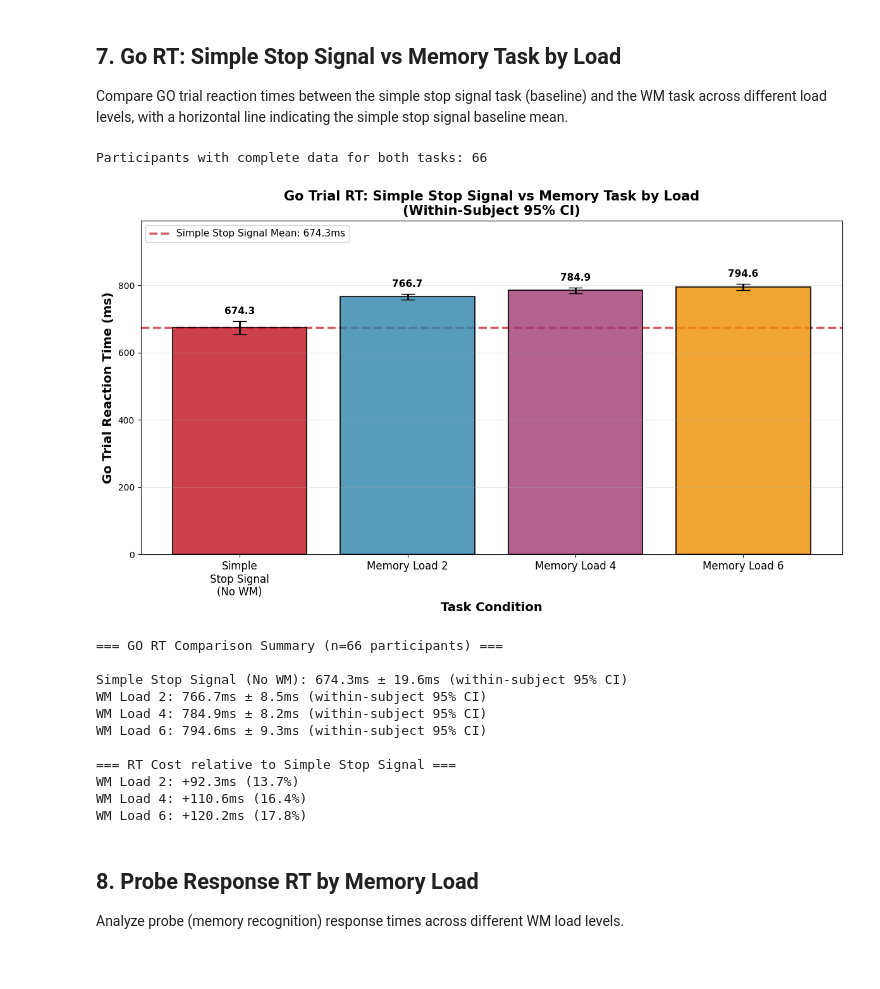
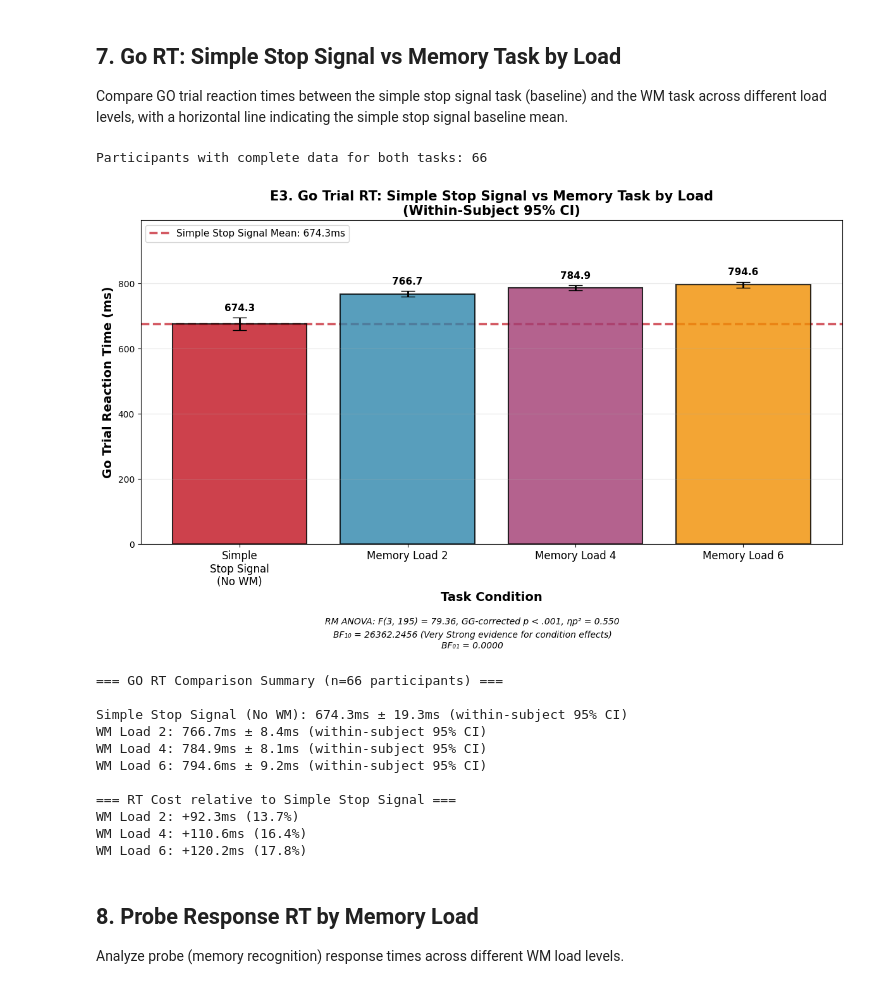
Before and after one commit to lynde-wolf/stop_signal_nested_memory_highload_analysis, a Jupyter notebook: notebooks/visualization_notebook.ipynb, the cells around one changed output. Drawn from its saved outputs; the diff is of its cells as text; code cells hidden in the pictures.

```diff
--- a/notebooks/visualization_notebook.ipynb
+++ b/notebooks/visualization_notebook.ipynb
@@ -495,7 +495,7 @@ ax.axhline(y=simple_stop_mean, color='#C1121F', linestyle='--', linewidth=2.5,
 # Formatting
 ax.set_xlabel('Task Condition', fontsize=14, fontweight='bold')
 ax.set_ylabel('Go Trial Accuracy', fontsize=14, fontweight='bold')
-ax.set_title('Go Trial Accuracy: Simple Stop Signal vs Memory Task by Load\n(Within-Subject 95% CI)',
+ax.set_title('E3. Go Trial Accuracy: Simple Stop Signal vs Memory Task by Load\n(Within-Subject 95% CI)',
              fontsize=15, fontweight='bold')
 ax.set_xticks(x_pos)
 ax.set_xticklabels(conditions, fontsize=12)
@@ -600,43 +692,88 @@ ax.axhline(y=simple_stop_mean, color='#C1121F', linestyle='--', linewidth=2.5,
 # Formatting
 ax.set_xlabel('Task Condition', fontsize=14, fontweight='bold')
 ax.set_ylabel('Go Trial Reaction Time (ms)', fontsize=14, fontweight='bold')
-ax.set_title('Go Trial RT: Simple Stop Signal vs Memory Task by Load\n(Within-Subject 95% CI)',
+ax.set_title('E3. Go Trial RT: Simple Stop Signal vs Memory Task by Load\n(Within-Subject 95% CI)',
              fontsize=15, fontweight='bold')
 ax.set_xticks(x_pos)
 ax.set_xticklabels(conditions, fontsize=12)
 ax.set_ylim(0, max(all_means) * 1.25)
 ax.grid(True, alpha=0.3, axis='y')
 ax.legend(fontsize=11, loc='upper left')
 
 # Add value labels on bars
 for i, (bar, mean, ci) in enumerate(zip(bars, all_means, all_cis)):
     height = bar.get_height()
     ax.text(bar.get_x() + bar.get_width() / 2., height + ci + 15,
             f'{mean:.1f}', ha='center', va='bottom', fontsize=11, fontweight='bold')
 
+# === Omnibus RM ANOVA (matches analysis_notebook: GG p if sphericity violated) ===
+n_subj_rm = len(rt_matrix)
+subj_rm = rt_matrix.index.astype(str).tolist()
+df_long_rm = pd.DataFrame({
+    'subject': subj_rm * 4,
+    'condition': ['Simple'] * n_subj_rm + ['WM2'] * n_subj_rm + ['WM4'] * n_subj_rm + ['WM6'] * n_subj_rm,
+    'rt': np.concatenate([rt_matrix.iloc[:, c].values for c in range(4)])
+})
+aov_rm = pg.rm_anova(data=df_long_rm, dv='rt', within='condition', subject='subject', detailed=True, correction=True)
+spher_rm = pg.sphericity(data=df_long_rm, dv='rt', within='condition', subject='subject')
+p_rm = float(aov_rm['p-GG-corr'].values[0]) if (spher_rm.pval < 0.05 and 'p-GG-corr' in aov_rm.columns) else float(aov_rm['p-unc'].values[0])
+f_rm = float(aov_rm['F'].values[0])
+df1_rm = float(aov_rm['DF'].values[0])
+df2_rm = float(aov_rm['DF'].values[1])
+ss_eff = float(aov_rm['SS'].values[0])
+ss_err = float(aov_rm['SS'].values[1])
+np2_rm = ss_eff / (ss_eff + ss_err)
+if spher_rm.pval < 0.05:
+    p_part = 'GG-corrected p < .001' if p_rm < 0.001 else f'GG-corrected p = {p_rm:.3f}'
+else:
+    p_part = 'p < .001' if p_rm < 0.001 else f'p = {p_rm:.3f}'
+rm_line = (
+    f'RM ANOVA: F({df1_rm:.0f}, {df2_rm:.0f}) = {f_rm:.2f}, {p_part}, '
+    f'\u03b7p\u00b2 = {np2_rm:.3f}'
+)
+
+# === BF\u2081\u2080 (\u0394BIC, same specification as analysis notebook BIC block) ===
+n_conditions_bf = 4
+go_rt_data_bf = rt_matrix.values
+n_obs_bf = go_rt_data_bf.size
+grand_mean_bf = np.mean(go_rt_data_bf)
+residuals_null_bf = go_rt_data_bf.flatten() - grand_mean_bf
+bic_null_bf = calculate_bic(residuals_null_bf, 1, n_obs_bf)
+condition_means_bf = np.mean(go_rt_data_bf, axis=0)
+residuals_full_bf = (go_rt_data_bf - condition_means_bf).flatten()
+bic_full_bf = calculate_bic(residuals_full_bf, n_conditions_bf, n_obs_bf)
+delta_bic_bf = bic_null_bf - bic_full_bf
+bf10_val = calculate_bf10(delta_bic_bf)
+bf01_val = calculate_bf01(delta_bic_bf)
+bf10_interp = interpret_bic_delta(delta_bic_bf)
+bf_line = f'BF\u2081\u2080 = {bf10_val:.4f} ({bf10_interp})\nBF\u2080\u2081 = {bf01_val:.4f}'
+fig.text(0.5, -0.001, rm_line, ha='center', fontsize=10, style='italic', transform=fig.transFigure)
+fig.text(0.5, -0.055, bf_line, ha='center', fontsize=10, style='italic', transform=fig.transFigure)
+
 plt.tight_layout()
+fig.subplots_adjust(bottom=0.18)
 plt.show()
 
 # Print summary statistics
 print(f"\n=== GO RT Comparison Summary (n={len(common_participants)} participants) ===\n")
 print(f"Simple Stop Signal (No WM): {all_means[0]:.1f}ms ± {all_cis[0]:.1f}ms (within-subject 95% CI)")
 print(f"WM Load 2: {all_means[1]:.1f}ms ± {all_cis[1]:.1f}ms (within-subject 95% CI)")
 print(f"WM Load 4: {all_means[2]:.1f}ms ± {all_cis[2]:.1f}ms (within-subject 95% CI)")
 print(f"WM Load 6: {all_means[3]:.1f}ms ± {all_cis[3]:.1f}ms (within-subject 95% CI)")
 
 print(f"\n=== RT Cost relative to Simple Stop Signal ===")
 print(f"WM Load 2: +{all_means[1] - simple_stop_mean:.1f}ms ({(all_means[1] - simple_stop_mean)/simple_stop_mean*100:.1f}%)")
 print(f"WM Load 4: +{all_means[2] - simple_stop_mean:.1f}ms ({(all_means[2] - simple_stop_mean)/simple_stop_mean*100:.1f}%)")
 print(f"WM Load 6: +{all_means[3] - simple_stop_mean:.1f}ms ({(all_means[3] - simple_stop_mean)/simple_stop_mean*100:.1f}%)")
 # %% [output]
 Participants with complete data for both tasks: 66
-[figure, old version]
+[figure, new version]
 === GO RT Comparison Summary (n=66 participants) ===
 
-Simple Stop Signal (No WM): 674.3ms ± 19.6ms (within-subject 95% CI)
-WM Load 2: 766.7ms ± 8.5ms (within-subject 95% CI)
-WM Load 4: 784.9ms ± 8.2ms (within-subject 95% CI)
-WM Load 6: 794.6ms ± 9.3ms (within-subject 95% CI)
+Simple Stop Signal (No WM): 674.3ms ± 19.3ms (within-subject 95% CI)
+WM Load 2: 766.7ms ± 8.4ms (within-subject 95% CI)
+WM Load 4: 784.9ms ± 8.1ms (within-subject 95% CI)
+WM Load 6: 794.6ms ± 9.2ms (within-subject 95% CI)
 
 === RT Cost relative to Simple Stop Signal ===
 WM Load 2: +92.3ms (13.7%)
```
Also changed, not shown: parts of 42 cells of this notebook, 8 other files.
